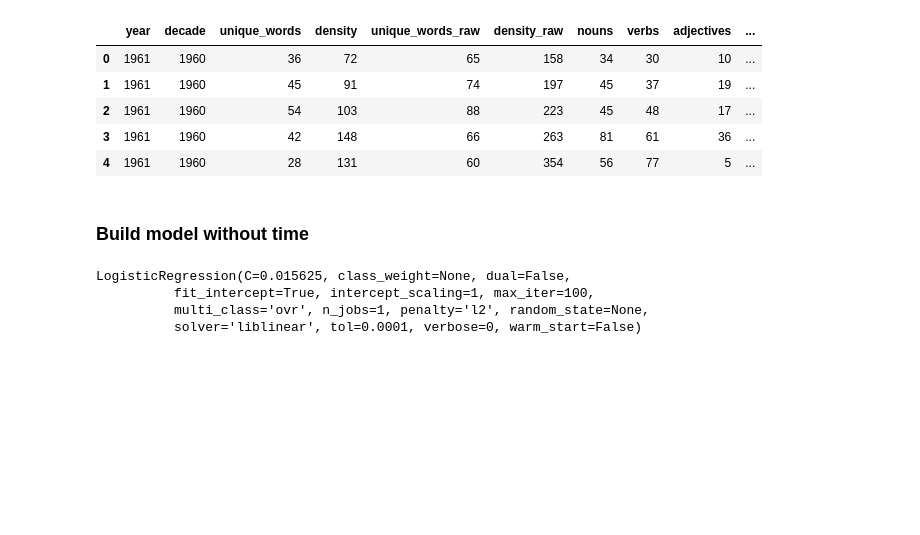
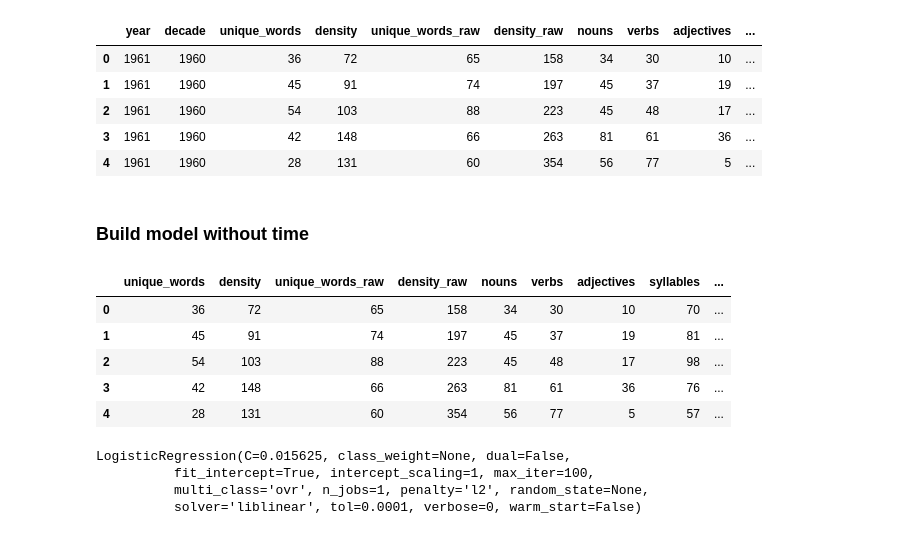
Before and after one commit to ribbas/Heat-Replay, a Jupyter notebook: src/assets/models/notebooks/model.ipynb, the cells around one changed output. Saved outputs shown, nothing was run; the diff lists cells and outputs as text; code cells hidden in the pictures; blank space fills up the shorter version.

```diff
--- a/src/assets/models/notebooks/model.ipynb
+++ b/src/assets/models/notebooks/model.ipynb
@@ -38,10 +38,18 @@ df['sentiment_polarity'] = df.apply(sentiment, axis=1)  # classify sentiment sco
 # %%
 # Drop both year and decade
 dropList = ['most_used_term', 'reading_score', 'sentiment',
             'year', 'decade']
 removeList = ['charted']
 
 df_new, features = wrangle(df, dropList, removeList, True)
+df_new.head()
+# %% [output]
+|  | unique_words | density | unique_words_raw | density_raw | nouns | verbs | adjectives | syllables | ... |
+| 0 | 36 | 72 | 65 | 158 | 34 | 30 | 10 | 70 | ... |
+| 1 | 45 | 91 | 74 | 197 | 45 | 37 | 19 | 81 | ... |
+| 2 | 54 | 103 | 88 | 223 | 45 | 48 | 17 | 98 | ... |
+| 3 | 42 | 148 | 66 | 263 | 81 | 61 | 36 | 76 | ... |
+| 4 | 28 | 131 | 60 | 354 | 56 | 77 | 5 | 57 | ... |
 # %%
 from sklearn import linear_model
 
```
Also changed, not shown: parts of 2 cells of this notebook, 3 other files.
